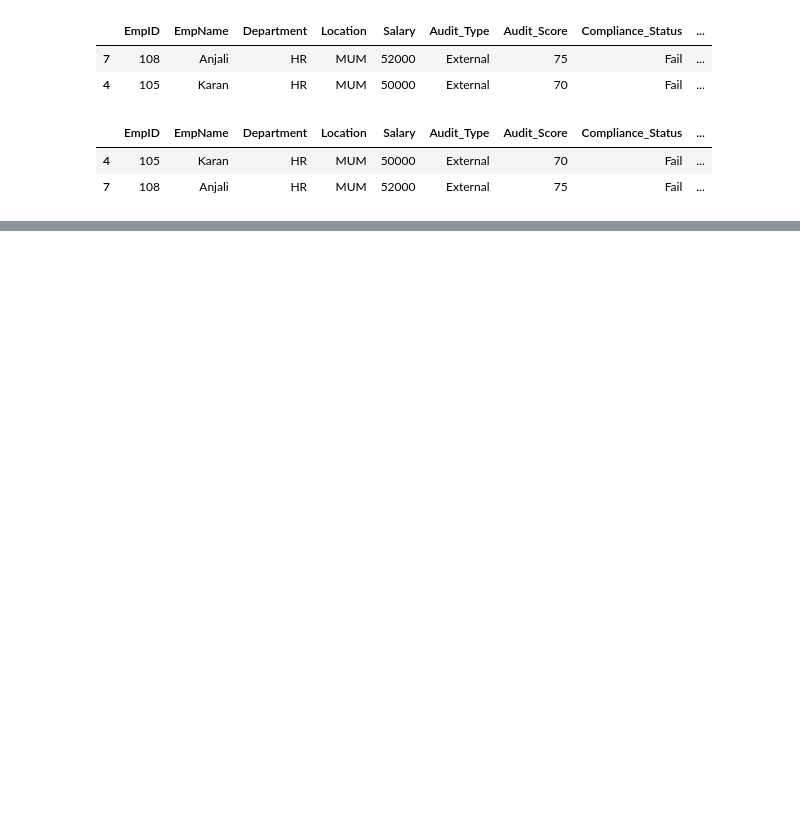
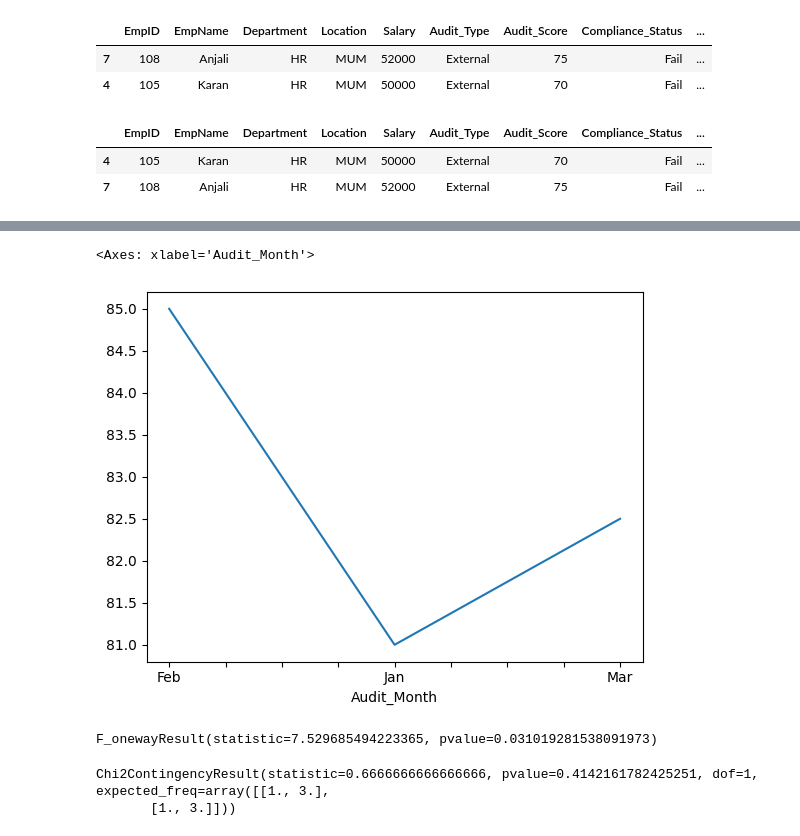
Before and after one commit to nikhilniksss/Python-Programming, a Jupyter notebook: assessment_script.ipynb, the cells around one changed output, grey strips where cells are left out. Cells and saved outputs as stored; diff of their text form; code cells hidden in the pictures; blank space fills up the shorter version.

```diff
--- a/assessment_script.ipynb
+++ b/assessment_script.ipynb
@@ -136,0 +146,29 @@ combined_data.groupby("Department")["Audit_Score"].mean().plot(kind="bar",figsiz
+# %%
+# QUESTION 10 — Audit Trend over Time
+
+combined_data.groupby("Audit_Month")["Audit_Score"].mean().plot()
+# %% [output]
+<Axes: xlabel='Audit_Month'>
+[figure, added]
+# %%
+# QUESTION 11 — ANOVA Do audit scores differ by department?
+
+from scipy.stats import f_oneway
+
+f_oneway(
+    combined_data[combined_data["Department"] == "IT"]["Audit_Score"],
+    combined_data[combined_data["Department"] == "HR"]["Audit_Score"],
+    combined_data[combined_data["Department"] == "Finance"]["Audit_Score"],
+)
+# %% [output]
+F_onewayResult(statistic=7.529685494223365, pvalue=0.031019281538091973)
+# %%
+# QUESTION 12 — Chi-Square Is compliance dependent on audit type?
+
+from scipy.stats import chi2_contingency
+
+table = pd.crosstab(combined_data["Audit_Type"],combined_data["Compliance_Status"])
+chi2_contingency(table)
+# %% [output]
+Chi2ContingencyResult(statistic=0.6666666666666666, pvalue=0.4142161782425251, dof=1, expected_freq=array([[1., 3.],
+       [1., 3.]]))
```
Also changed, not shown: parts of 23 cells of this notebook.
